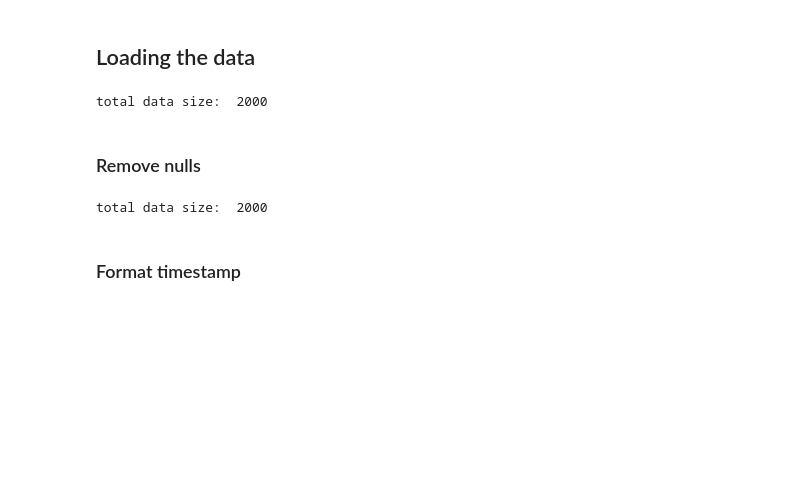
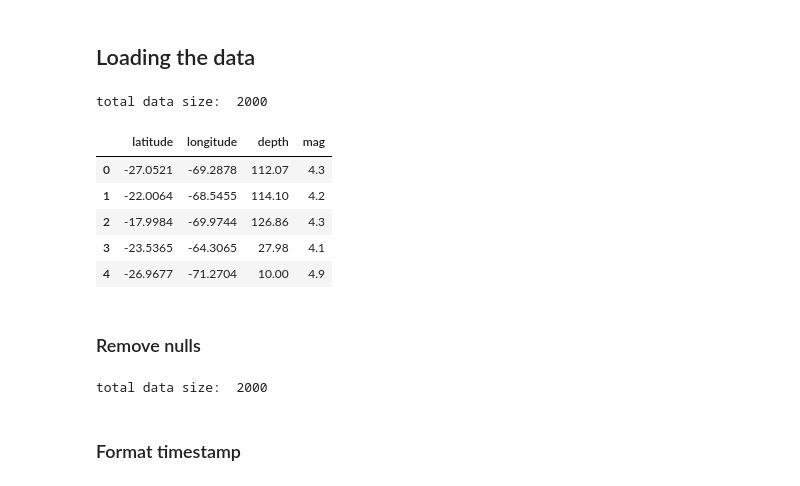
Before and after one commit to Patricia008/EarthquakesMLinJupyter, a Jupyter notebook: jupyter/PredictMagnitude.ipynb, the cells around one changed output. Drawn from its saved outputs; the diff is of its cells as text; code cells hidden in the pictures; blank space fills up the shorter version.

```diff
--- a/jupyter/PredictMagnitude.ipynb
+++ b/jupyter/PredictMagnitude.ipynb
@@ -24,6 +24,15 @@ nrRows = len(completeDataset)
 print('total data size: ', nrRows)
 # %% [output]
 total data size:  2000
+# %%
+completeDataset.head()
+# %% [output]
+|  | latitude | longitude | depth | mag |
+| 0 | -27.0521 | -69.2878 | 112.07 | 4.3 |
+| 1 | -22.0064 | -68.5455 | 114.10 | 4.2 |
+| 2 | -17.9984 | -69.9744 | 126.86 | 4.3 |
+| 3 | -23.5365 | -64.3065 | 27.98 | 4.1 |
+| 4 | -26.9677 | -71.2704 | 10.00 | 4.9 |
 # %% [markdown]
 ### Remove nulls ###
 # %%
```
Also changed, not shown: parts of 8 cells of this notebook, 19 other files.
